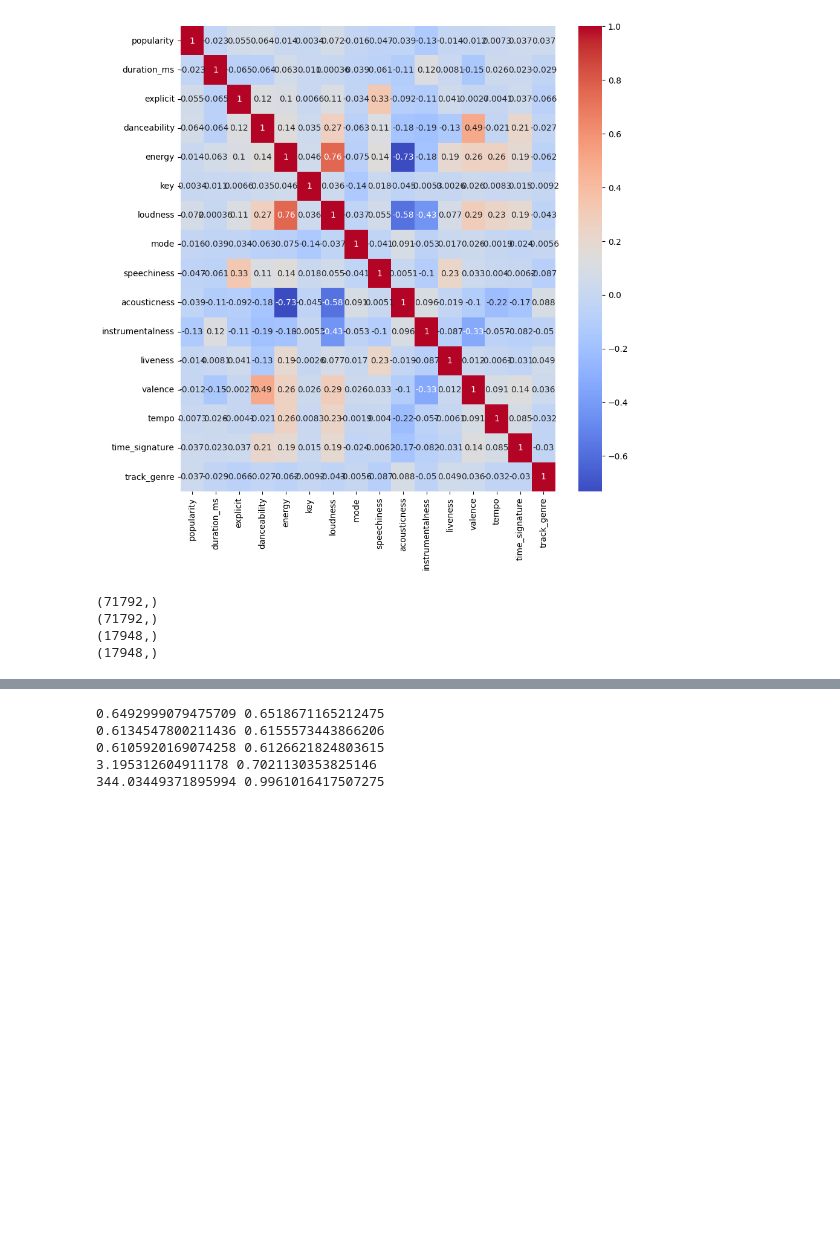
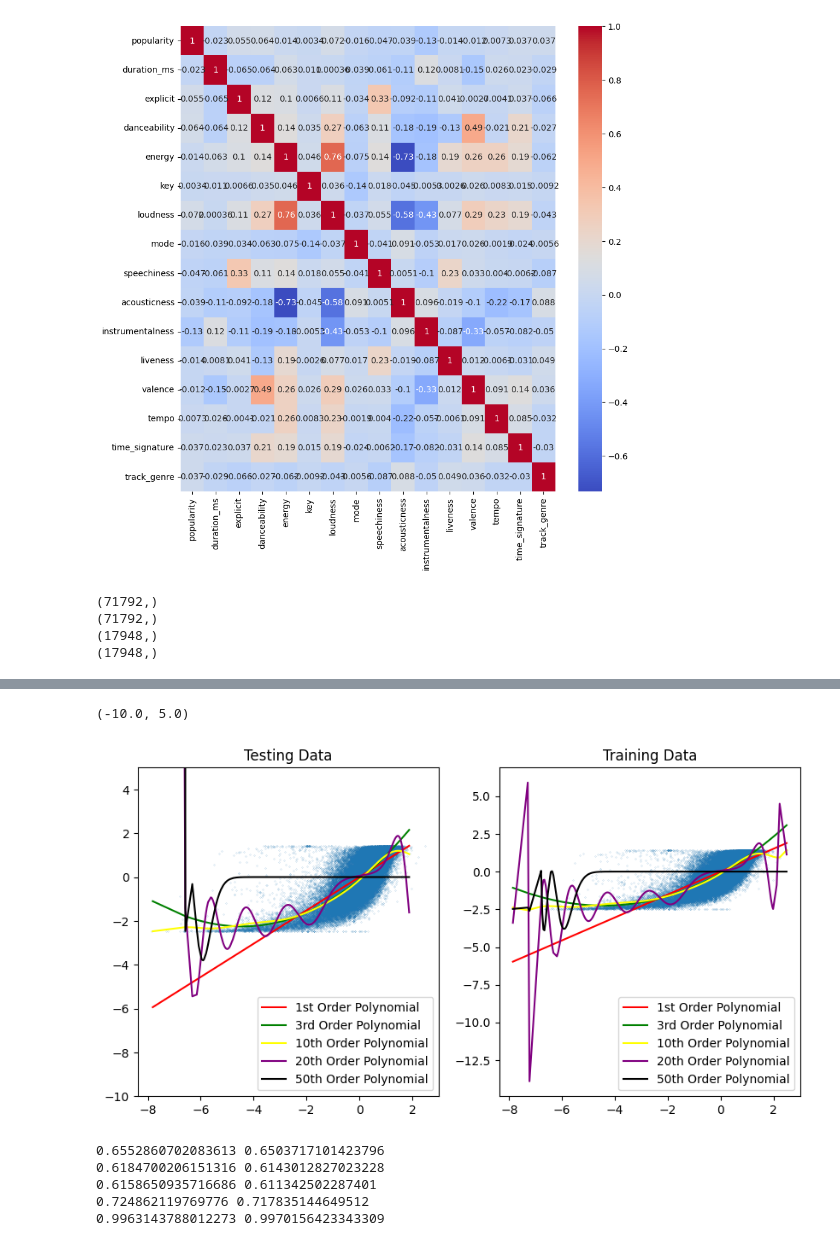
Before and after one commit to hiranjaya/COM-SCI-M148-Final-Project, a Jupyter notebook: COM_SCI_M148_Final_Project_Check_In_2.ipynb, the cells around one changed output, grey strips where cells are left out. Saved outputs shown, nothing was run; the diff lists cells and outputs as text; code cells hidden in the pictures; blank space fills up the shorter version.

Commit message:
Looked at effect of np.random.seed

```diff
--- a/COM_SCI_M148_Final_Project_Check_In_2.ipynb
+++ b/COM_SCI_M148_Final_Project_Check_In_2.ipynb
@@ -135,3 +126,65 @@ plt.ylim(-5,3)
+# %%
+np.random.seed(1000)
+
+x_train = y_train = y_test = x_test = poly_reg_model = sorted_train_indices = sorted_test_indices = regression_data = poly = poly_features_train = poly_features_test = fig = ax = energy_predicted_test = energy_predicted_train = None
+x_train, x_test, y_train, y_test = train_test_split(revised_df['loudness'], revised_df['energy'], test_size=0.2)
+
+polynomial_orders = [(1, "1st"), (3, "3rd"), (10, "10th"), (20, "20th"), (50, "50th")]
+colors = ['red', 'green', 'yellow', 'purple', 'black']
+fig, ax = plt.subplots(1,2,figsize=(10,5))
+ax[0].scatter(x_train, y_train, s=0.01)
+ax[1].scatter(x_train, y_train, s=0.01)
+
+x_train = x_train.to_numpy()
+x_test = x_test.to_numpy()
+y_train = y_train.to_numpy()
+y_test = y_test.to_numpy()
+
+
+sorted_train_indices = np.argsort(x_train)
+sorted_test_indices = np.argsort(x_test)
+x_train = x_train[sorted_train_indices]
+x_test = x_test[sorted_test_indices]
+y_train = y_train[sorted_train_indices]
+y_test = y_test[sorted_test_indices]
+
+poly_reg_model = LinearRegression()
+
+
+regression_data = []
+"""
+poly1 = PolynomialFeatures(degree=1, include_bias=False)
+poly_reg_model = LinearRegression()
+poly_features_1 = poly1.fit_transform(x_train.to_numpy().reshape(-1,1))
+poly_features_test_1 = poly1.fit_transform(x_test.to_numpy().reshape(-1,1))
+poly_reg_model.fit(poly_features_1, y_train)
+energy_predicted_1 = poly_reg_model.predict(poly_features_test_1)
+energy_predicted_train_1 = poly_reg_model.predict(poly_features_1)
+plt.scatter(x_train, y_train, s=0.01)
+plt.scatter(x_test, energy_predicted_1, s=0.1, c='red')"""
+
+for ind,i in enumerate(polynomial_orders):
+    poly = PolynomialFeatures(degree=i[0], include_bias=False)
+    poly_features_train = poly.fit_transform(x_train.reshape(-1,1))
+    poly_features_test = poly.fit_transform(x_test.reshape(-1,1))
+    poly_reg_model.fit(poly_features_train, y_train)
+
+    energy_predicted_test = poly_reg_model.predict(poly_features_test)
+    energy_predicted_train = poly_reg_model.predict(poly_features_train)
+
+    ax[0].plot(x_test, energy_predicted_test, c=colors[ind], label=f"{i[1]} Order Polynomial")
+    ax[1].plot(x_train, energy_predicted_train, c=colors[ind], label=f"{i[1]} Order Polynomial")
+    regression_data.append([i,energy_predicted_train, energy_predicted_test])
+
+# Both graphs have a scatterplot of the training data underneath the regression curves
+ax[0].legend()
+ax[1].legend()
+ax[0].set_title("Testing Data")
+ax[1].set_title("Training Data")
+ax[0].set_ylim(-10,5)
+# %% [output]
+(-10.0, 5.0)
+[figure, added]
 # %%
 poly_reg_rmse_train_1 = np.sqrt(mean_squared_error(y_train,energy_predicted_train_1))
 poly_reg_rmse_test_1 = np.sqrt(mean_squared_error(y_test,energy_predicted_1))
@@ -154,8 +207,8 @@ poly_reg_rmse_train_5 = np.sqrt(mean_squared_error(y_train,energy_predicted_trai
 poly_reg_rmse_test_5 = np.sqrt(mean_squared_error(y_test,energy_predicted_5))
 print(poly_reg_rmse_test_5, poly_reg_rmse_train_5)
 # %% [output]
-0.6492999079475709 0.6518671165212475
-0.6134547800211436 0.6155573443866206
-0.6105920169074258 0.6126621824803615
-3.195312604911178 0.7021130353825146
-344.03449371895994 0.9961016417507275
+0.6552860702083613 0.6503717101423796
+0.6184700206151316 0.6143012827023228
+0.6158650935716686 0.611342502287401
+0.724862119769776 0.717835144649512
+0.9963143788012273 0.9970156423343309
```
Also changed, not shown: parts of 6 cells of this notebook.
